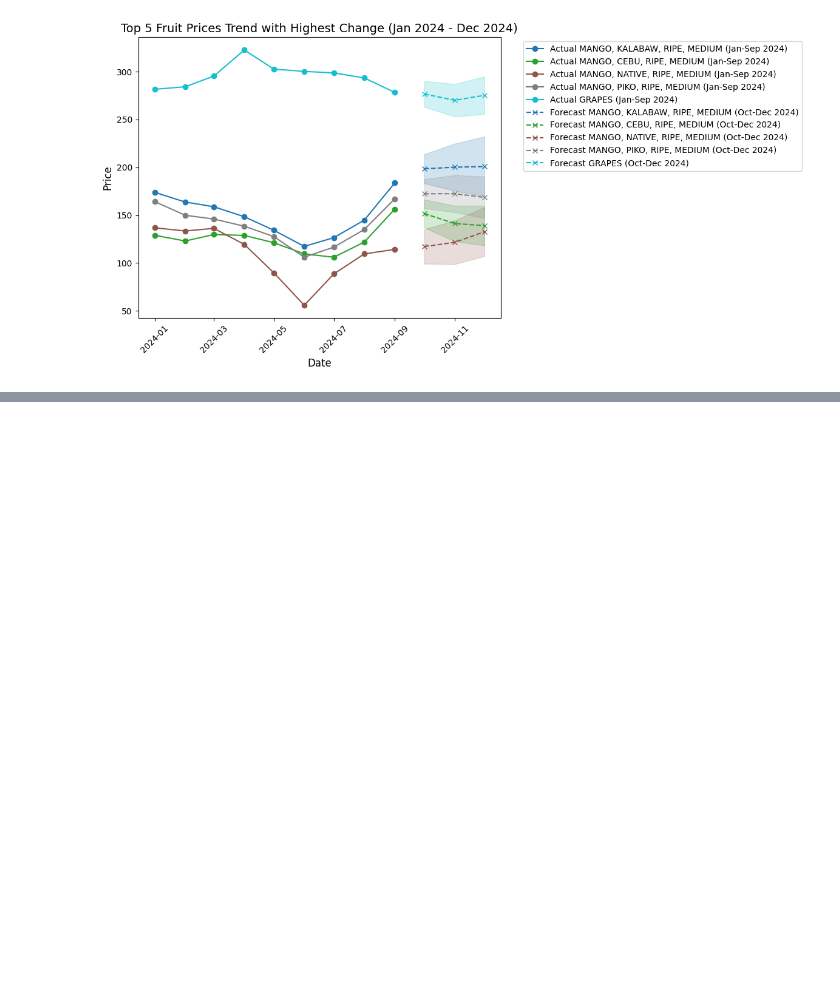
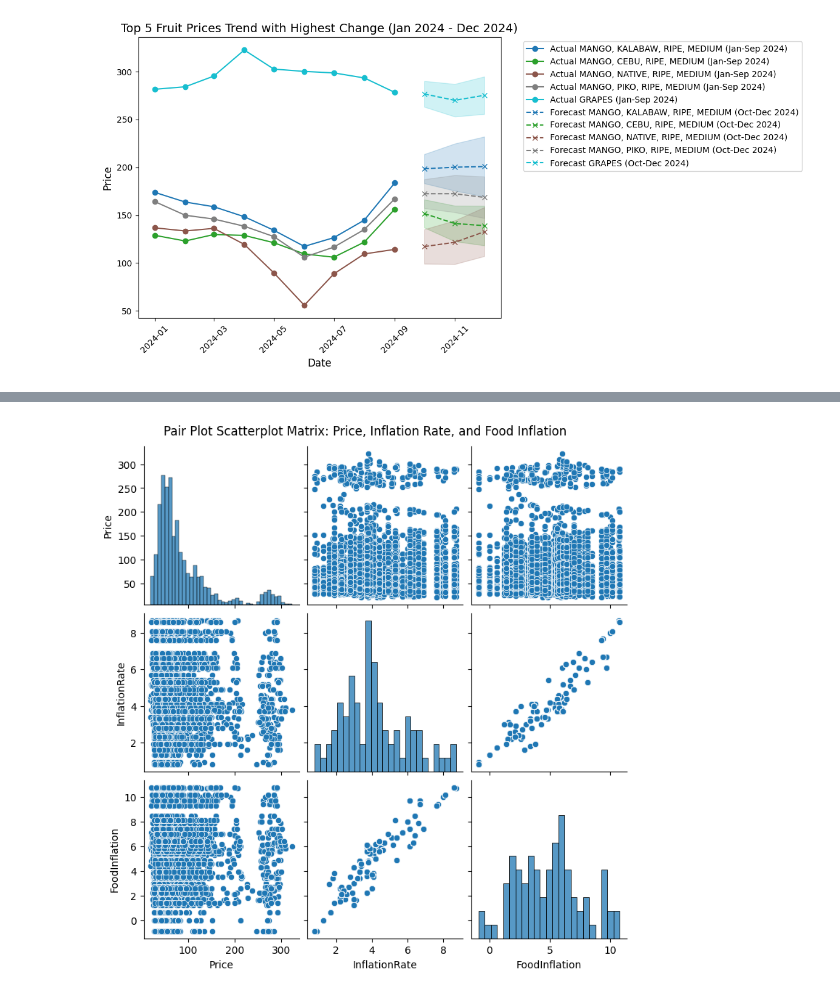
Before and after one commit to RRENN02/Prelims-PH_FruitRetail, a Jupyter notebook: fruit_retail.ipynb, the cells around one changed output, grey strips where cells are left out. Saved outputs shown, nothing was run; the diff lists cells and outputs as text; code cells hidden in the pictures; blank space fills up the shorter version.

```diff
--- a/fruit_retail.ipynb
+++ b/fruit_retail.ipynb
@@ -693,0 +816,7 @@ The get_cmap function was deprecated in Matplotlib 3.7 and will be removed two m
+# %%
+# Pair plot scatterplot matrix for Price, InflationRate, and FoodInflation
+sns.pairplot(df_ph_merged[['Price', 'InflationRate', 'FoodInflation']])
+plt.suptitle('Pair Plot Scatterplot Matrix: Price, Inflation Rate, and Food Inflation', y=1.02)
+plt.show()
+# %% [output]
+[figure, added]
```
Also changed, not shown: parts of 6 cells of this notebook, 1 other file.
